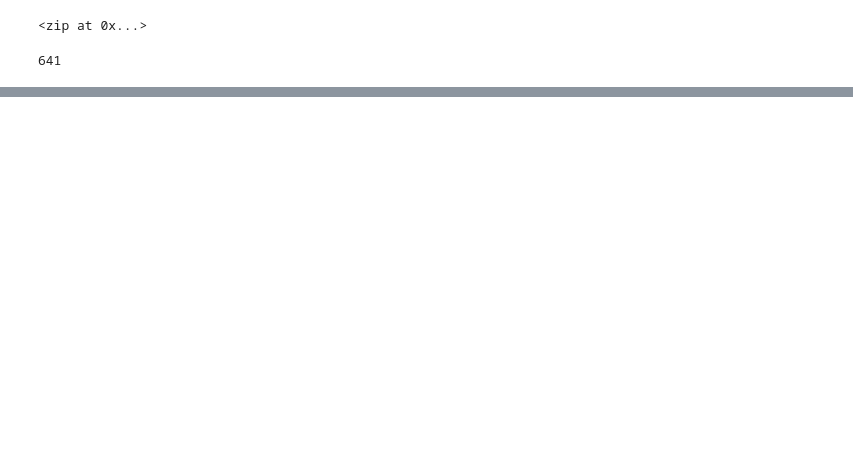
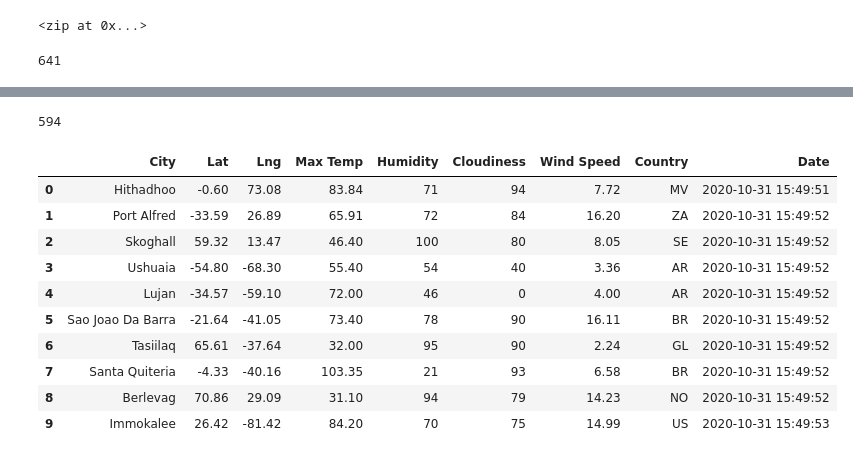
Before and after one commit to guilcapi/World_Weather_Analysis, a Jupyter notebook: WeatherPy.ipynb, the cells around one changed output, grey strips where cells are left out. Cells and saved outputs as stored; diff of their text form; code cells hidden in the pictures; blank space fills up the shorter version.

```diff
--- a/WeatherPy.ipynb
+++ b/WeatherPy.ipynb
@@ -26,0 +31,4 @@ len(cities)
+# %%
+# Starting URL for Weather Map API Call.
+url = "http://api.openweathermap.org/data/2.5/weather?units=Imperial&APPID=" + weather_api_key
+print(url)
@@ -26,0 +118,20 @@ len(cities)
+# %%
+len(city_data)
+# %% [output]
+594
+# %%
+# Convert the array of dictionaries to a Pandas DataFrame.
+city_data_df = pd.DataFrame(city_data)
+city_data_df.head(10)
+# %% [output]
+|  | City | Lat | Lng | Max Temp | Humidity | Cloudiness | Wind Speed | Country | Date |
+| 0 | Hithadhoo | -0.60 | 73.08 | 83.84 | 71 | 94 | 7.72 | MV | 2020-10-31 15:49:51 |
+| 1 | Port Alfred | -33.59 | 26.89 | 65.91 | 72 | 84 | 16.20 | ZA | 2020-10-31 15:49:52 |
+| 2 | Skoghall | 59.32 | 13.47 | 46.40 | 100 | 80 | 8.05 | SE | 2020-10-31 15:49:52 |
+| 3 | Ushuaia | -54.80 | -68.30 | 55.40 | 54 | 40 | 3.36 | AR | 2020-10-31 15:49:52 |
+| 4 | Lujan | -34.57 | -59.10 | 72.00 | 46 | 0 | 4.00 | AR | 2020-10-31 15:49:52 |
+| 5 | Sao Joao Da Barra | -21.64 | -41.05 | 73.40 | 78 | 90 | 16.11 | BR | 2020-10-31 15:49:52 |
+| 6 | Tasiilaq | 65.61 | -37.64 | 32.00 | 95 | 90 | 2.24 | GL | 2020-10-31 15:49:52 |
+| 7 | Santa Quiteria | -4.33 | -40.16 | 103.35 | 21 | 93 | 6.58 | BR | 2020-10-31 15:49:52 |
+| 8 | Berlevag | 70.86 | 29.09 | 31.10 | 94 | 79 | 14.23 | NO | 2020-10-31 15:49:52 |
+| 9 | Immokalee | 26.42 | -81.42 | 84.20 | 70 | 75 | 14.99 | US | 2020-10-31 15:49:53 |
```
Also changed, not shown: parts of 6 cells of this notebook, 3 other files.
